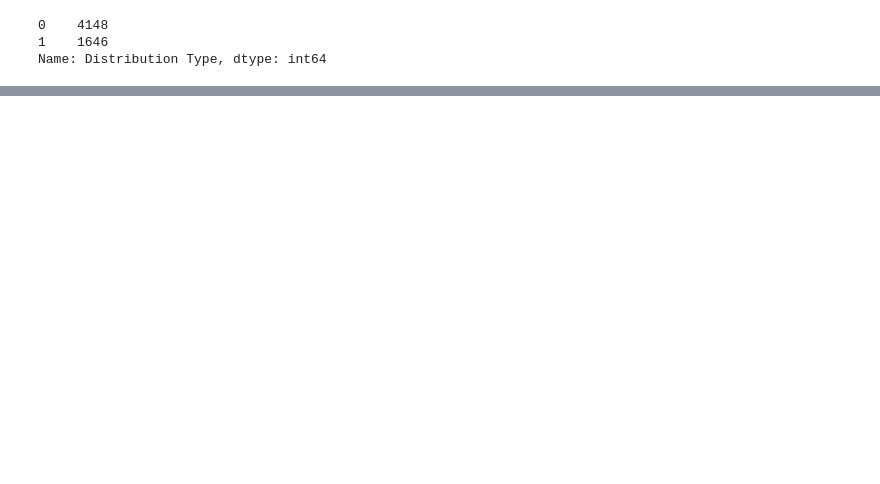
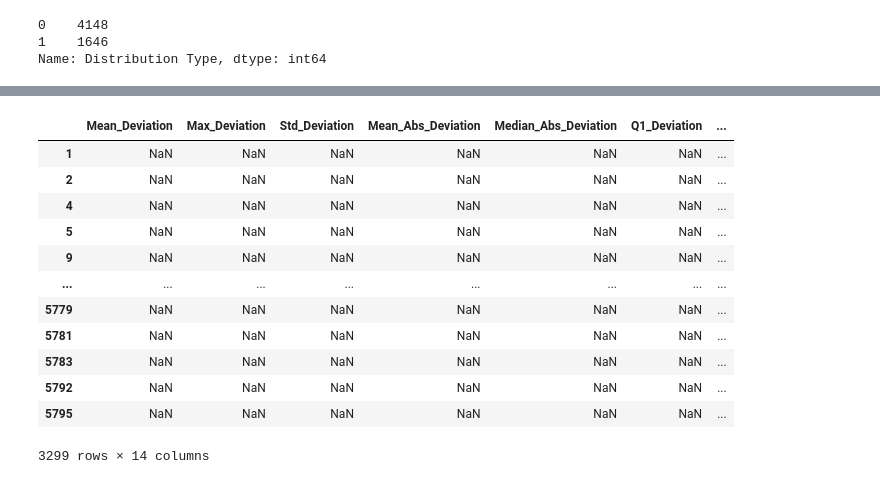
Before and after one commit to chan-cee/wafers, a Jupyter notebook: Luna/Values Modelling.ipynb, the cells around one changed output, grey strips where cells are left out. Cells and saved outputs as stored; diff of their text form; code cells hidden in the pictures; blank space fills up the shorter version.

```diff
--- a/Luna/Values Modelling.ipynb
+++ b/Luna/Values Modelling.ipynb
@@ -195,0 +274,16 @@ plt.show()
+# %%
+negative_points
+# %% [output]
+|  | Mean_Deviation | Max_Deviation | Std_Deviation | Mean_Abs_Deviation | Median_Abs_Deviation | Q1_Deviation | ... |
+| 1 | NaN | NaN | NaN | NaN | NaN | NaN | ... |
+| 2 | NaN | NaN | NaN | NaN | NaN | NaN | ... |
+| 4 | NaN | NaN | NaN | NaN | NaN | NaN | ... |
+| 5 | NaN | NaN | NaN | NaN | NaN | NaN | ... |
+| 9 | NaN | NaN | NaN | NaN | NaN | NaN | ... |
+| ... | ... | ... | ... | ... | ... | ... | ... |
+| 5779 | NaN | NaN | NaN | NaN | NaN | NaN | ... |
+| 5781 | NaN | NaN | NaN | NaN | NaN | NaN | ... |
+| 5783 | NaN | NaN | NaN | NaN | NaN | NaN | ... |
+| 5792 | NaN | NaN | NaN | NaN | NaN | NaN | ... |
+| 5795 | NaN | NaN | NaN | NaN | NaN | NaN | ... |
+3299 rows × 14 columns
```
Also changed, not shown: parts of 12 cells of this notebook, 9 other files.
